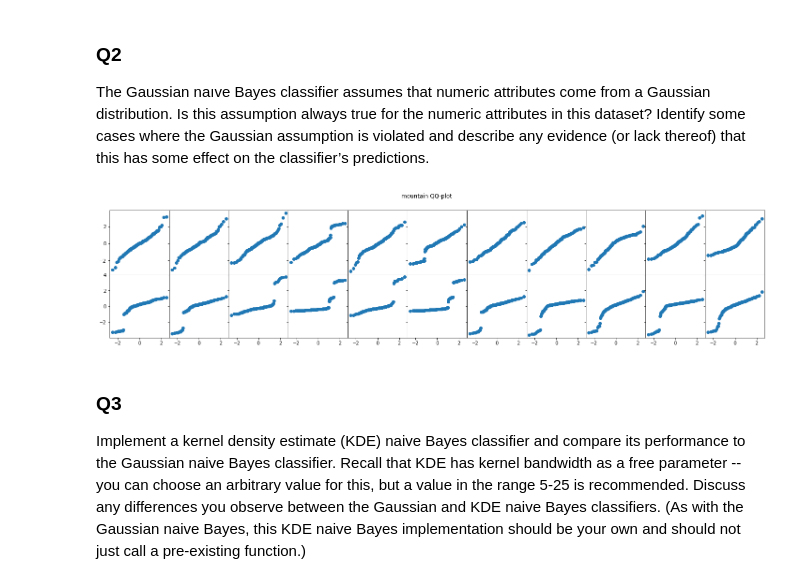
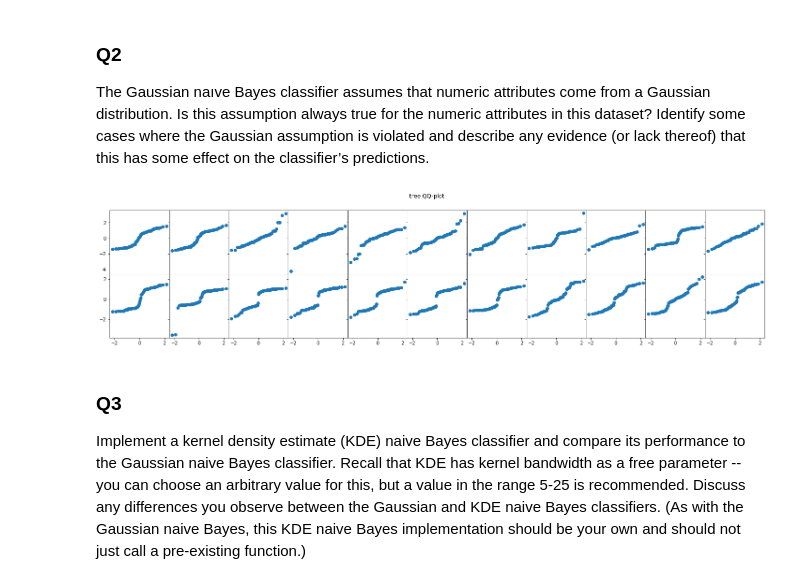
Before and after one commit to tzhern/COMP30027-Project-1-private, a Jupyter notebook: assignment_1.ipynb, the cells around one changed output. Cells and saved outputs as stored; diff of their text form; code cells hidden in the pictures.

```diff
--- a/assignment_1.ipynb
+++ b/assignment_1.ipynb
@@ -383,7 +383,7 @@ F-score with Micro-averaging     : 0.75
 ### Q2
 The Gaussian naıve Bayes classifier assumes that numeric attributes come from a Gaussian distribution. Is this assumption always true for the numeric attributes in this dataset? Identify some cases where the Gaussian assumption is violated and describe any evidence (or lack thereof) that this has some effect on the classifier’s predictions.
 # %%
-def plot_qq(df_train, pose):
+def plot_qq(df, pose, remove=True):
     """
     Notes:
     1) plot QQ-plot for each feature for pose input
@@ -392,6 +392,7 @@ def plot_qq(df_train, pose):
     ----------
     df_train    : train dataframe dataset
     pose        : pose list
+    remove      : remove missing values?
     """
 
     fig = plt.figure(figsize=(25,5))
@@ -404,8 +405,9 @@ def plot_qq(df_train, pose):
     features = headers[1:]
     for axis_plot in subplots:
         for plot in axis_plot:
-            x = np.array(df_train[df_train['Pose'] == pose][features[i]])
-            x = x[x != 9999] # remove missing values
+            x = np.array(df[df['Pose'] == pose][features[i]])
+            if remove: # remove missing values
+                x = x[x != 9999]
             mu = x.mean()
             stdv = x.std()
             z = (x - mu) / stdv
@@ -418,13 +420,13 @@ def plot_qq(df_train, pose):
 # %%
 # Question 2 answer
 
-train_path = 'data/train.csv'
+all_path = 'data/all.csv'
 headers = ['Pose', 'x1', 'x2', 'x3', 'x4', 'x5', 'x6', 'x7', 'x8', 'x9', 'x10', 'x11', 'y1', 'y2', 'y3', 'y4', 'y5', 'y6', 'y7', 'y8', 'y9', 'y10', 'y11']
-df_train = pd.read_csv(train_path, names=headers)
-pose = 'mountain'
-plot_qq(df_train, pose)
+df_all = pd.read_csv(all_path, names=headers)
+pose = 'tree'
+plot_qq(df_all, pose, remove=True)
 # %% [output]
-[figure, old version]
+[figure, new version]
 # %% [markdown]
 ### Q3
 Implement a kernel density estimate (KDE) naive Bayes classifier and compare its performance to the Gaussian naive Bayes classifier. Recall that KDE has kernel bandwidth as a free parameter -- you can choose an arbitrary value for this, but a value in the range 5-25 is recommended. Discuss any differences you observe between the Gaussian and KDE naive Bayes classifiers. (As with the Gaussian naive Bayes, this KDE naive Bayes implementation should be your own and should not just call a pre-existing function.)
```
Also changed, not shown: parts of 1 cell of this notebook.
